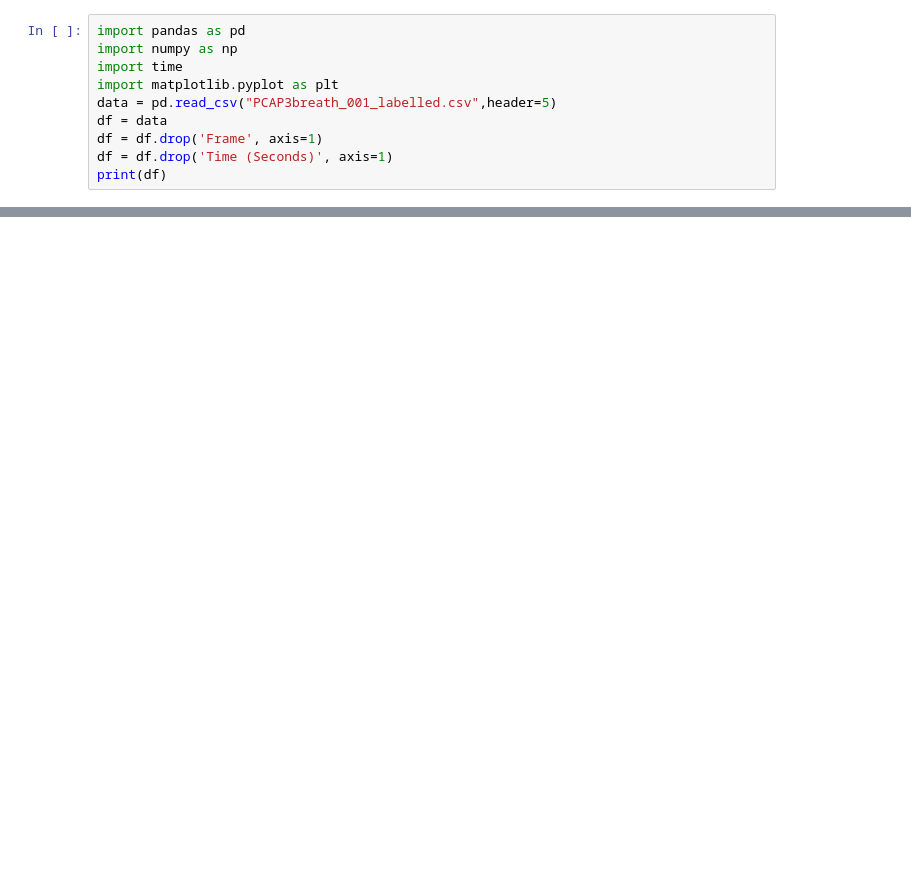
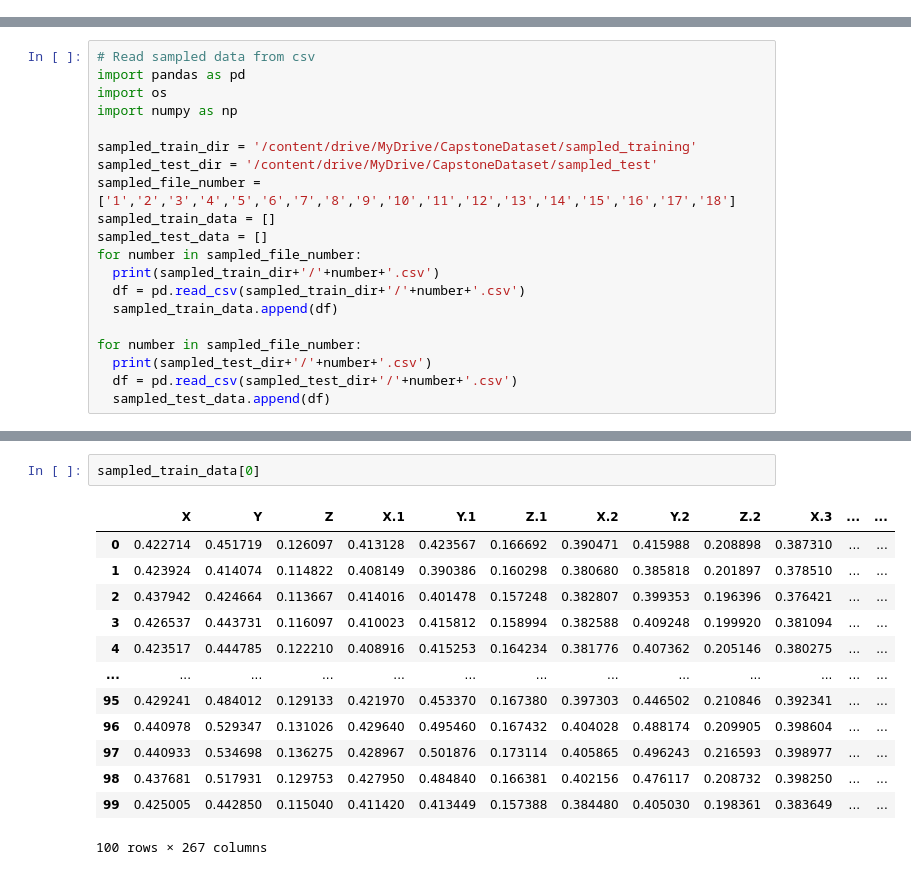
Before and after one commit to husiyang/Capstone_ASM_Model, a Jupyter notebook: capstone.ipynb, the cells around one changed output, grey strips where cells are left out. Saved outputs shown, nothing was run; the diff lists cells and outputs as text; blank space fills up the shorter version.

```diff
--- a/capstone.ipynb
+++ b/capstone.ipynb
@@ -1,10 +0,0 @@
-# %%
-import pandas as pd
-import numpy as np
-import time
-import matplotlib.pyplot as plt
-data = pd.read_csv("PCAP3breath_001_labelled.csv",header=5)
-df = data
-df = df.drop('Frame', axis=1)
-df = df.drop('Time (Seconds)', axis=1)
-print(df)
@@ -212,0 +183,20 @@ print(data4)
+# %%
+# Read sampled data from csv
+import pandas as pd
+import os
+import numpy as np
+
+sampled_train_dir = '/content/drive/MyDrive/CapstoneDataset/sampled_training'
+sampled_test_dir = '/content/drive/MyDrive/CapstoneDataset/sampled_test'
+sampled_file_number = ['1','2','3','4','5','6','7','8','9','10','11','12','13','14','15','16','17','18']
+sampled_train_data = []
+sampled_test_data = []
+for number in sampled_file_number:
+  print(sampled_train_dir+'/'+number+'.csv')
+  df = pd.read_csv(sampled_train_dir+'/'+number+'.csv')
+  sampled_train_data.append(df)
+
+for number in sampled_file_number:
+  print(sampled_test_dir+'/'+number+'.csv')
+  df = pd.read_csv(sampled_test_dir+'/'+number+'.csv')
+  sampled_test_data.append(df)
@@ -212,0 +221,16 @@ print(data4)
+# %%
+sampled_train_data[0]
+# %% [output]
+|  | X | Y | Z | X.1 | Y.1 | Z.1 | X.2 | Y.2 | Z.2 | X.3 | ... | ... |
+| 0 | 0.422714 | 0.451719 | 0.126097 | 0.413128 | 0.423567 | 0.166692 | 0.390471 | 0.415988 | 0.208898 | 0.387310 | ... | ... |
+| 1 | 0.423924 | 0.414074 | 0.114822 | 0.408149 | 0.390386 | 0.160298 | 0.380680 | 0.385818 | 0.201897 | 0.378510 | ... | ... |
+| 2 | 0.437942 | 0.424664 | 0.113667 | 0.414016 | 0.401478 | 0.157248 | 0.382807 | 0.399353 | 0.196396 | 0.376421 | ... | ... |
+| 3 | 0.426537 | 0.443731 | 0.116097 | 0.410023 | 0.415812 | 0.158994 | 0.382588 | 0.409248 | 0.199920 | 0.381094 | ... | ... |
+| 4 | 0.423517 | 0.444785 | 0.122210 | 0.408916 | 0.415253 | 0.164234 | 0.381776 | 0.407362 | 0.205146 | 0.380275 | ... | ... |
+| ... | ... | ... | ... | ... | ... | ... | ... | ... | ... | ... | ... | ... |
+| 95 | 0.429241 | 0.484012 | 0.129133 | 0.421970 | 0.453370 | 0.167380 | 0.397303 | 0.446502 | 0.210846 | 0.392341 | ... | ... |
+| 96 | 0.440978 | 0.529347 | 0.131026 | 0.429640 | 0.495460 | 0.167432 | 0.404028 | 0.488174 | 0.209905 | 0.398604 | ... | ... |
+| 97 | 0.440933 | 0.534698 | 0.136275 | 0.428967 | 0.501876 | 0.173114 | 0.405865 | 0.496243 | 0.216593 | 0.398977 | ... | ... |
+| 98 | 0.437681 | 0.517931 | 0.129753 | 0.427950 | 0.484840 | 0.166381 | 0.402156 | 0.476117 | 0.208732 | 0.398250 | ... | ... |
+| 99 | 0.425005 | 0.442850 | 0.115040 | 0.411420 | 0.413449 | 0.157388 | 0.384480 | 0.405030 | 0.198361 | 0.383649 | ... | ... |
+100 rows × 267 columns
```
Also changed, not shown: parts of 19 cells of this notebook, 36 other files.
